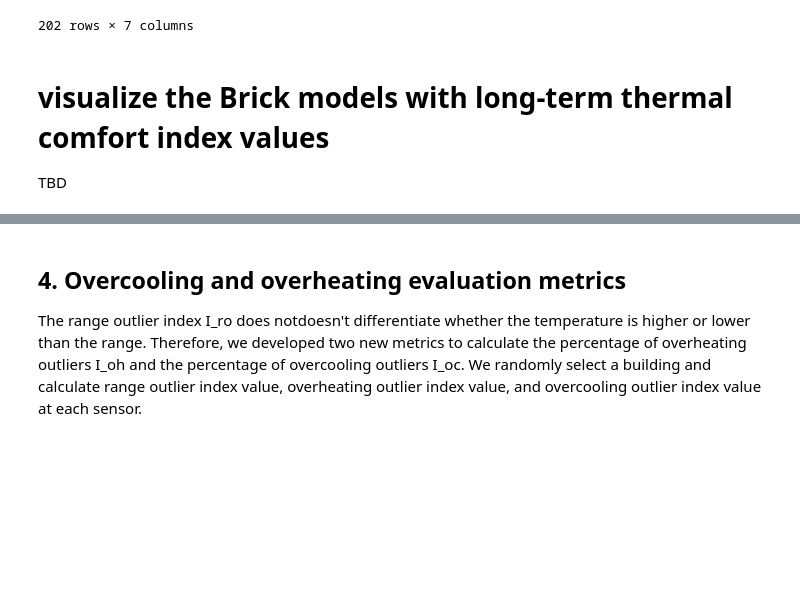
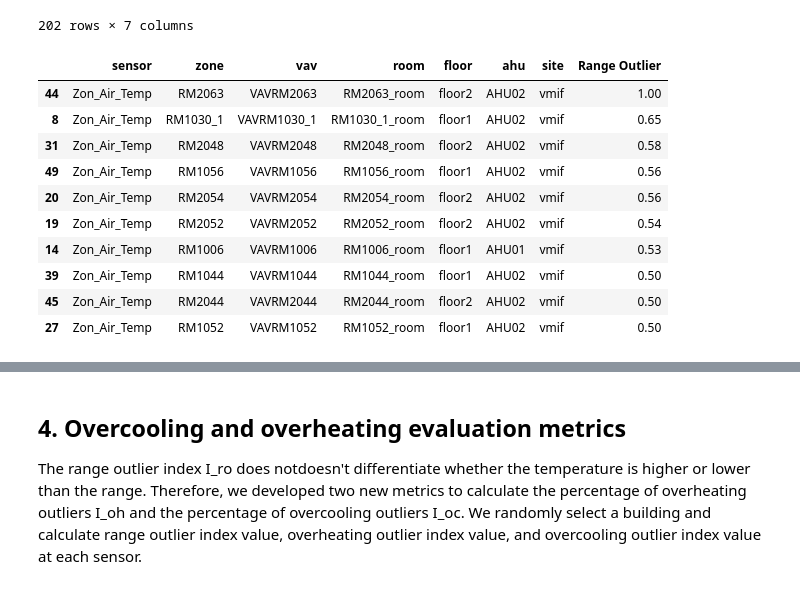
Before and after one commit to ruijis/2022-ASHRAE-Annual-Conference, a Jupyter notebook: ASHRAE_2022.ipynb, the cells around one changed output, grey strips where cells are left out. Saved outputs shown, nothing was run; the diff lists cells and outputs as text; code cells hidden in the pictures; blank space fills up the shorter version.

```diff
--- a/ASHRAE_2022.ipynb
+++ b/ASHRAE_2022.ipynb
@@ -225,21 +223,30 @@ meta_bldg
 # %%
 inv = []
 for idxi, row in meta_bldg.iterrows():
     inv_row = {}
     md = row.sensor
     md_end = re.split('[.]', md)[-1]
     if md_end == "Zone_Air_Temp":
         # calculate indices
         i_ro = range_outlier(md, ss, ws, sd, ed, sh, eh, sl, su, wl, wu)
         # assign each index values to a column in the dictionary
         for k in meta_bldg.columns:
             inv_row[k] = 'Zon_Air_Temp' if k == 'sensor' else re.split('[#]', row[k])[-1]
         inv_row['Range Outlier'] = i_ro
         inv += [inv_row]
     else:
-        print(md_end)
+        continue
 inv_df = pd.DataFrame(inv).sort_values(['Range Outlier'], ascending=[False])
 inv_df.head(10)
+# %% [output]
+|  | sensor | zone | vav | room | floor | ahu | site | Range Outlier |
+| 44 | Zon_Air_Temp | RM2063 | VAVRM2063 | RM2063_room | floor2 | AHU02 | vmif | 1.00 |
+| 8 | Zon_Air_Temp | RM1030_1 | VAVRM1030_1 | RM1030_1_room | floor1 | AHU02 | vmif | 0.65 |
+| 31 | Zon_Air_Temp | RM2048 | VAVRM2048 | RM2048_room | floor2 | AHU02 | vmif | 0.58 |
+| 49 | Zon_Air_Temp | RM1056 | VAVRM1056 | RM1056_room | floor1 | AHU02 | vmif | 0.56 |
+| 20 | Zon_Air_Temp | RM2054 | VAVRM2054 | RM2054_room | floor2 | AHU02 | vmif | 0.56 |
+| 19 | Zon_Air_Temp | RM2052 | VAVRM2052 | RM2052_room | floor2 | AHU02 | vmif | 0.54 |
+| 14 | Zon_Air_Temp | RM1006 | VAVRM1006 | RM1006_room | floor1 | AHU01 | vmif | 0.53 |
+| 39 | Zon_Air_Temp | RM1044 | VAVRM1044 | RM1044_room | floor1 | AHU02 | vmif | 0.50 |
+| 45 | Zon_Air_Temp | RM2044 | VAVRM2044 | RM2044_room | floor2 | AHU02 | vmif | 0.50 |
+| 27 | Zon_Air_Temp | RM1052 | VAVRM1052 | RM1052_room | floor1 | AHU02 | vmif | 0.50 |
-# %% [markdown]
-# visualize the Brick models with long-term thermal comfort index values
-TBD
```
Also changed, not shown: parts of 8 cells of this notebook, 1 other file.
